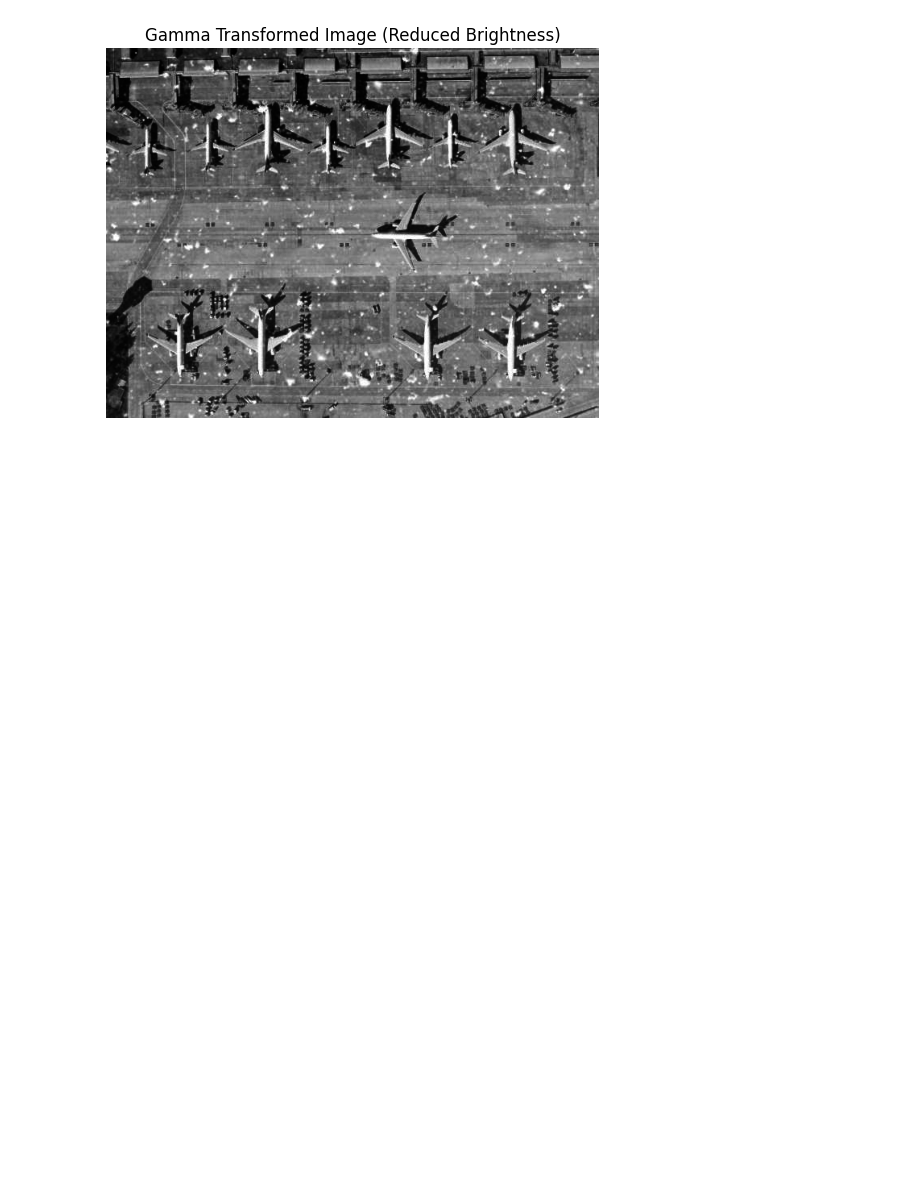
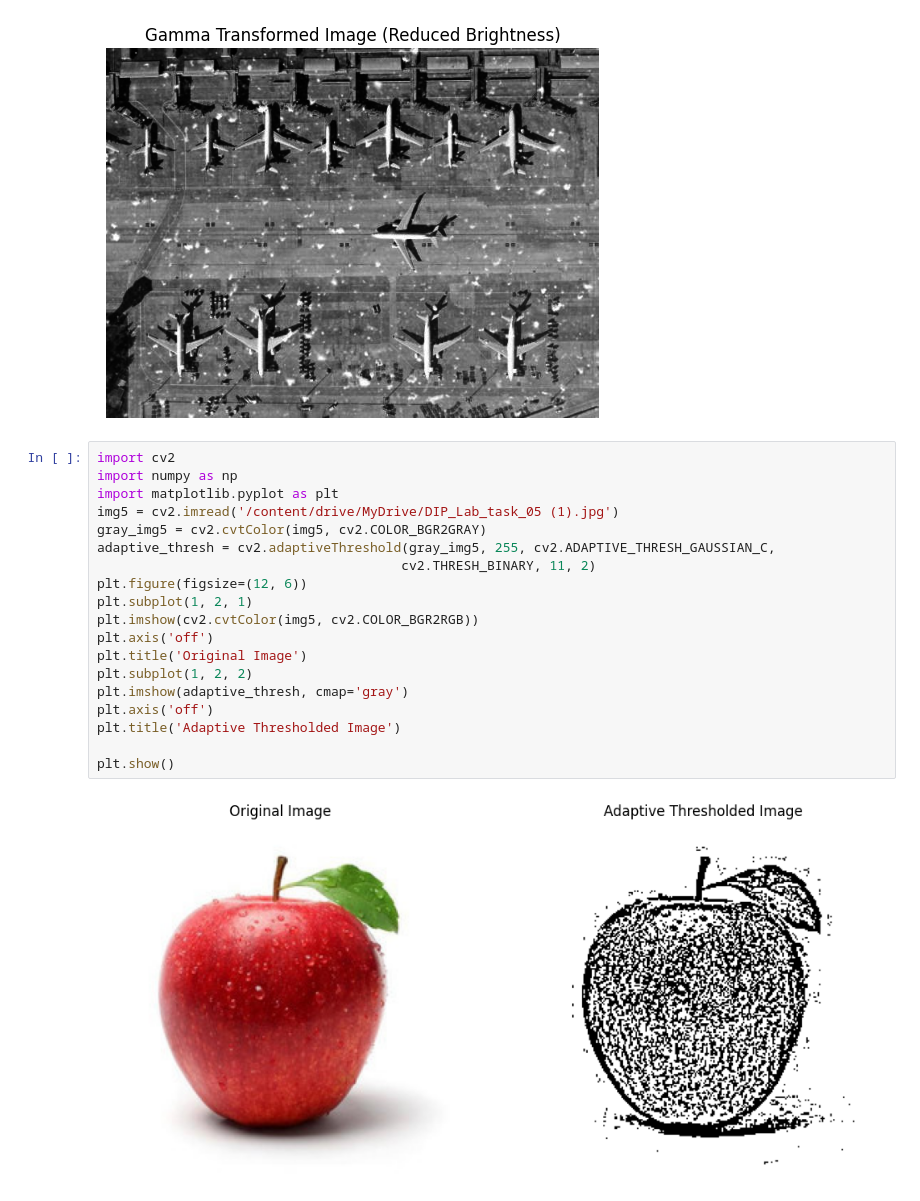
Before and after one commit to Saptak3315/Dip_Lab_Task_2019331515, a Jupyter notebook: Copy_of_DIP_lab_exam_sec[19_20].ipynb, the cells around one changed output. Cells and saved outputs as stored; diff of their text form; blank space fills up the shorter version.

Commit message:
Task 5 completed

```diff
--- a/Copy_of_DIP_lab_exam_sec[19_20].ipynb
+++ b/Copy_of_DIP_lab_exam_sec[19_20].ipynb
@@ -159,3 +159,24 @@ plt.show()
 # %% [output]
 [figure]
 [figure]
+# %%
+import cv2
+import numpy as np
+import matplotlib.pyplot as plt
+img5 = cv2.imread('/content/drive/MyDrive/DIP_Lab_task_05 (1).jpg')
+gray_img5 = cv2.cvtColor(img5, cv2.COLOR_BGR2GRAY)
+adaptive_thresh = cv2.adaptiveThreshold(gray_img5, 255, cv2.ADAPTIVE_THRESH_GAUSSIAN_C,
+                                       cv2.THRESH_BINARY, 11, 2)
+plt.figure(figsize=(12, 6))
+plt.subplot(1, 2, 1)
+plt.imshow(cv2.cvtColor(img5, cv2.COLOR_BGR2RGB))
+plt.axis('off')
+plt.title('Original Image')
+plt.subplot(1, 2, 2)
+plt.imshow(adaptive_thresh, cmap='gray')
+plt.axis('off')
+plt.title('Adaptive Thresholded Image')
+
+plt.show()
+# %% [output]
+[figure, added]
```
